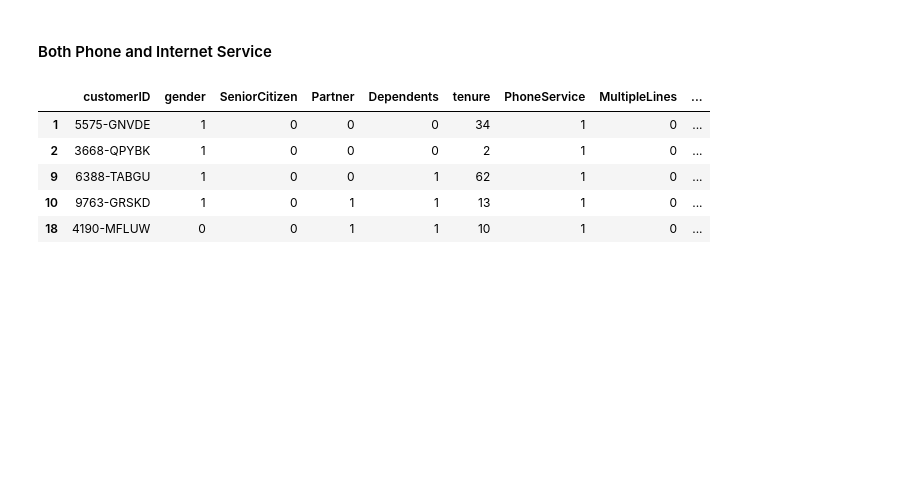
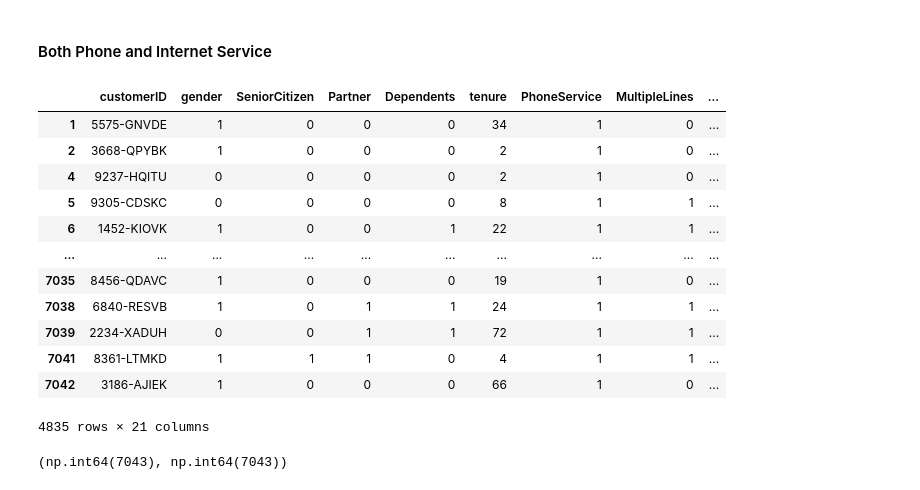
Before and after one commit to Jaumeesoleer/telco-churn-prediction, a Jupyter notebook: notebooks/data.ipynb, the cells around one changed output. Drawn from its saved outputs; the diff is of its cells as text; code cells hidden in the pictures; blank space fills up the shorter version.

```diff
--- a/notebooks/data.ipynb
+++ b/notebooks/data.ipynb
@@ -357,16 +391,27 @@ internet_df.to_csv(PROCESSED_PATH / 'internet_service.csv', index = None)
 # %% [markdown]
 #### Both Phone and Internet Service
 # %%
-phone_internet_df = telco_df[(telco_df['PhoneService'] == 1) & (telco_df['InternetService'] == 1)]
-phone_internet_df.head()
+phone_internet_df = telco_df[(telco_df['PhoneService'] != 0) & (telco_df['InternetService'] != 0)]
+phone_internet_df
 # %% [output]
 |  | customerID | gender | SeniorCitizen | Partner | Dependents | tenure | PhoneService | MultipleLines | ... |
 | 1 | 5575-GNVDE | 1 | 0 | 0 | 0 | 34 | 1 | 0 | ... |
 | 2 | 3668-QPYBK | 1 | 0 | 0 | 0 | 2 | 1 | 0 | ... |
-| 9 | 6388-TABGU | 1 | 0 | 0 | 1 | 62 | 1 | 0 | ... |
-| 10 | 9763-GRSKD | 1 | 0 | 1 | 1 | 13 | 1 | 0 | ... |
-| 18 | 4190-MFLUW | 0 | 0 | 1 | 1 | 10 | 1 | 0 | ... |
+| 4 | 9237-HQITU | 0 | 0 | 0 | 0 | 2 | 1 | 0 | ... |
+| 5 | 9305-CDSKC | 0 | 0 | 0 | 0 | 8 | 1 | 1 | ... |
+| 6 | 1452-KIOVK | 1 | 0 | 0 | 1 | 22 | 1 | 1 | ... |
+| ... | ... | ... | ... | ... | ... | ... | ... | ... | ... |
+| 7035 | 8456-QDAVC | 1 | 0 | 0 | 0 | 19 | 1 | 0 | ... |
+| 7038 | 6840-RESVB | 1 | 0 | 1 | 1 | 24 | 1 | 1 | ... |
+| 7039 | 2234-XADUH | 0 | 0 | 1 | 1 | 72 | 1 | 1 | ... |
+| 7041 | 8361-LTMKD | 1 | 1 | 1 | 0 | 4 | 1 | 1 | ... |
+| 7042 | 3186-AJIEK | 1 | 0 | 0 | 0 | 66 | 1 | 0 | ... |
+4835 rows × 21 columns
 # %%
 phone_internet_df.to_csv(PROCESSED_PATH / 'phone_internet_service.csv', index = None)
 # %%
 telco_df.to_csv(PROCESSED_PATH / 'telco_churn.csv', index = None)
+# %%
+telco_df.iloc[:,0].count(), (phone_df.iloc[:,0].count() + internet_df.iloc[:,0].count() + phone_internet_df.iloc[:,0].count())
+# %% [output]
+(np.int64(7043), np.int64(7043))
```
Also changed, not shown: parts of 4 cells of this notebook, 1 other file.
